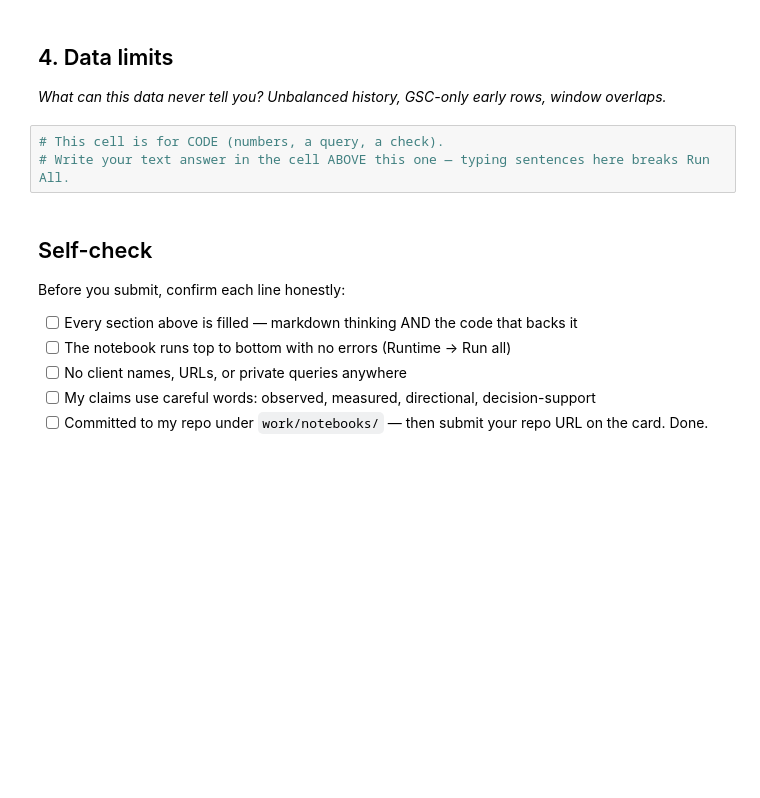
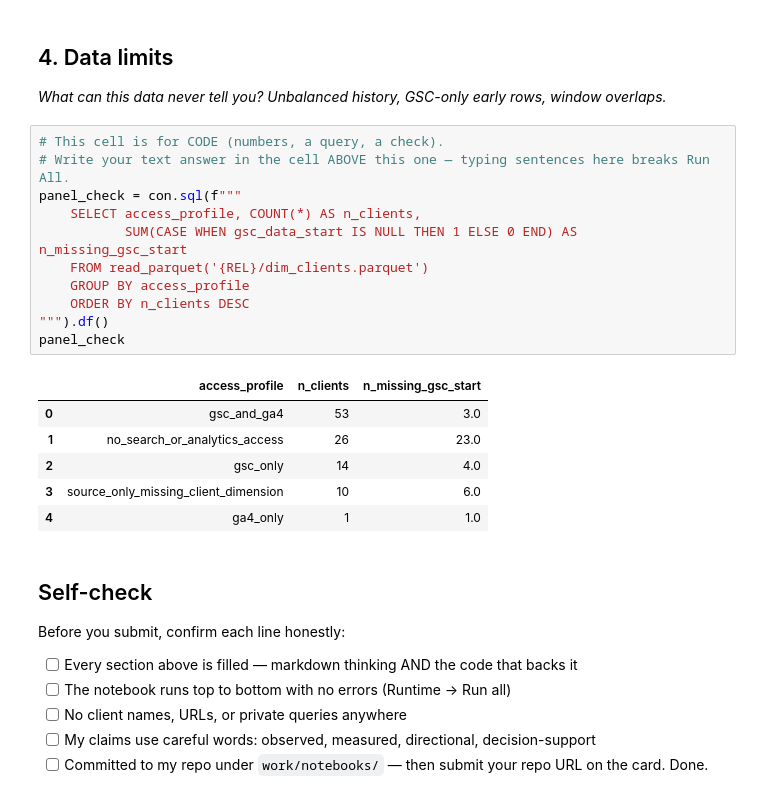
Before and after one commit to abc085455-byte/flyrank-ml-internship, a Jupyter notebook: work/notebooks/w03_data_contract.ipynb, the cells around one changed output. Saved outputs shown, nothing was run; the diff lists cells and outputs as text; blank space fills up the shorter version.

```diff
--- a/work/notebooks/w03_data_contract.ipynb
+++ b/work/notebooks/w03_data_contract.ipynb
@@ -34,6 +188,21 @@ This skeleton is yours to fill. Work the sections **in order** — each one has
 # %%
 # This cell is for CODE (numbers, a query, a check).
 # Write your text answer in the cell ABOVE this one — typing sentences here breaks Run All.
+panel_check = con.sql(f"""
+    SELECT access_profile, COUNT(*) AS n_clients,
+           SUM(CASE WHEN gsc_data_start IS NULL THEN 1 ELSE 0 END) AS n_missing_gsc_start
+    FROM read_parquet('{REL}/dim_clients.parquet')
+    GROUP BY access_profile
+    ORDER BY n_clients DESC
+""").df()
+panel_check
+# %% [output]
+|  | access_profile | n_clients | n_missing_gsc_start |
+| 0 | gsc_and_ga4 | 53 | 3.0 |
+| 1 | no_search_or_analytics_access | 26 | 23.0 |
+| 2 | gsc_only | 14 | 4.0 |
+| 3 | source_only_missing_client_dimension | 10 | 6.0 |
+| 4 | ga4_only | 1 | 1.0 |
 # %% [markdown]
 ## Self-check
 
```
Also changed, not shown: parts of 5 cells of this notebook.
